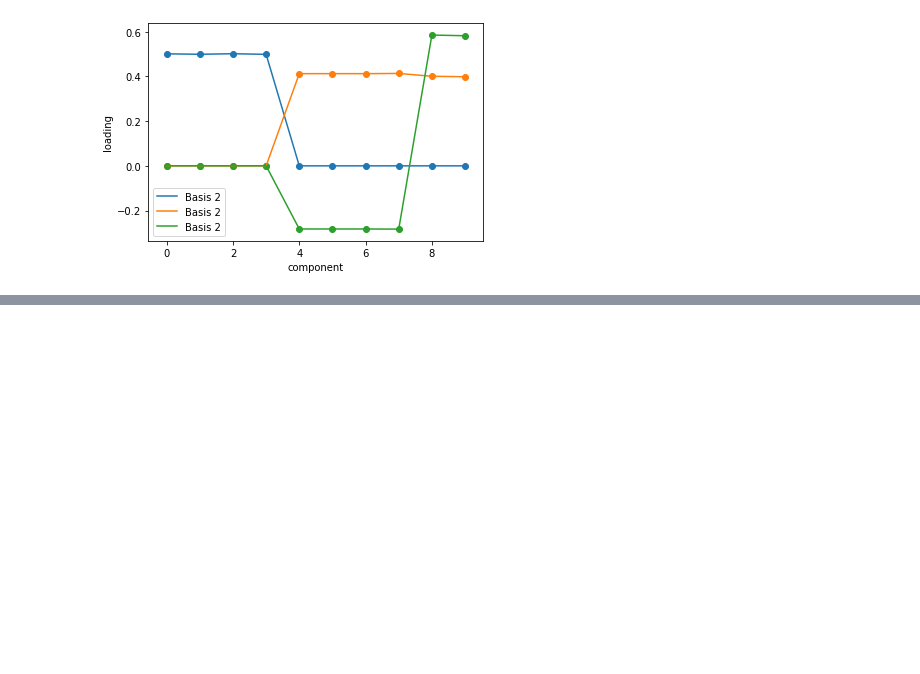
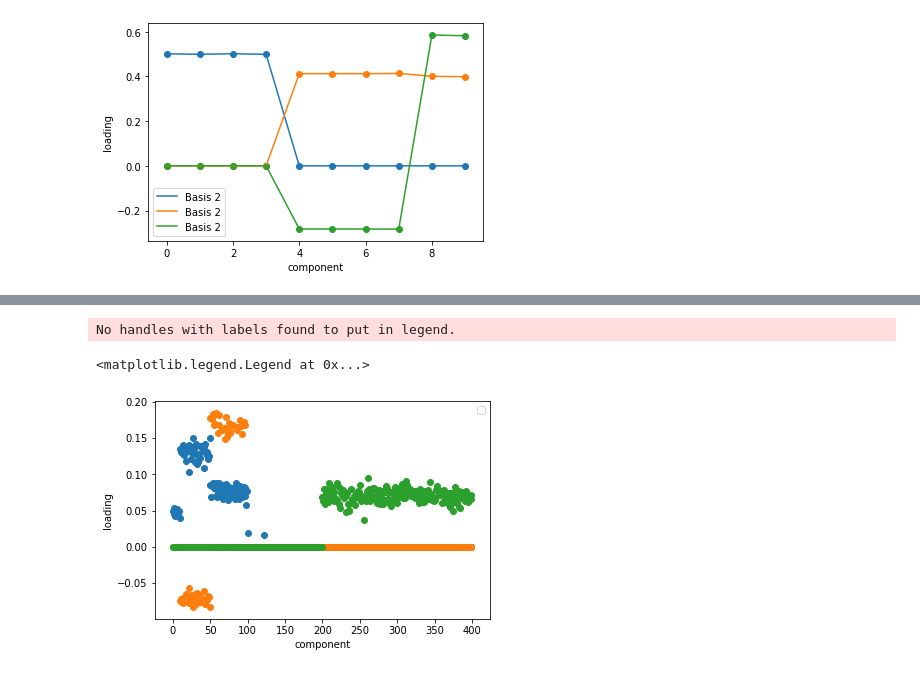
Before and after one commit to Shakeel95/Dimension-Reduction-Trees, a Jupyter notebook: prototypes/6-tail-greedy-treelet.ipynb, the cells around one changed output, grey strips where cells are left out. Saved outputs shown, nothing was run; the diff lists cells and outputs as text; code cells hidden in the pictures; blank space fills up the shorter version.

```diff
--- a/prototypes/6-tail-greedy-treelet.ipynb
+++ b/prototypes/6-tail-greedy-treelet.ipynb
@@ -113,0 +99,13 @@ KeyboardInterrupt:
+# %%
+p,l = loadings.shape
+for l in range(l):
+    plt.scatter(np.arange(p),loadings[:,l])
+#     plt.plot(np.arange(p),loadings[:,l], label = "Basis " + str(1+1))
+
+plt.xlabel("component")
+plt.ylabel("loading")
+plt.legend()
+# %% [output]
+No handles with labels found to put in legend.
+<matplotlib.legend.Legend at 0x...>
+[figure, added]
```
Also changed, not shown: parts of 8 cells of this notebook, 1 other file.
